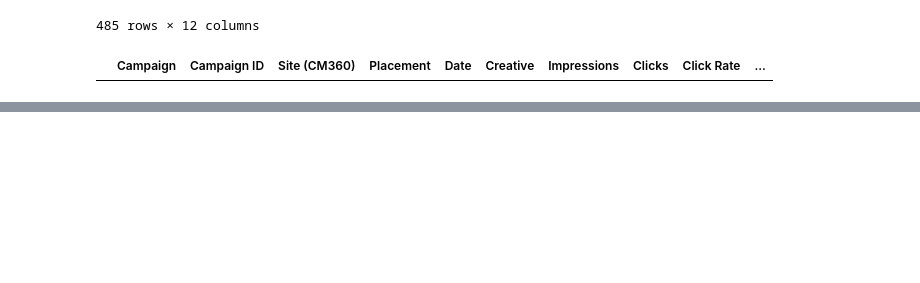
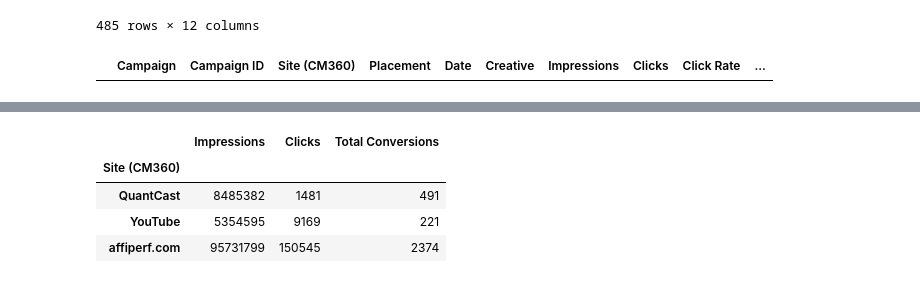
Before and after one commit to rossgarner/Paid-Marketing-Analytics, a Jupyter notebook: AU FY23 Campaign Analysis.ipynb, the cells around one changed output, grey strips where cells are left out. Saved outputs shown, nothing was run; the diff lists cells and outputs as text; code cells hidden in the pictures; blank space fills up the shorter version.

```diff
--- a/AU FY23 Campaign Analysis.ipynb
+++ b/AU FY23 Campaign Analysis.ipynb
@@ -237,0 +225,9 @@ campaign_df_site_youtube.tail()
+# %%
+campaign_df_cleaned_site = capaign_df_cleaned_row_reindex.groupby('Site (CM360)')[['Impressions', 'Clicks', 'Total Conversions']].sum()
+campaign_df_cleaned_site
+# %% [output]
+|  | Impressions | Clicks | Total Conversions |
+| Site (CM360) |  |  |  |
+| QuantCast | 8485382 | 1481 | 491 |
+| YouTube | 5354595 | 9169 | 221 |
+| affiperf.com | 95731799 | 150545 | 2374 |
```
Also changed, not shown: parts of 5 cells of this notebook.
